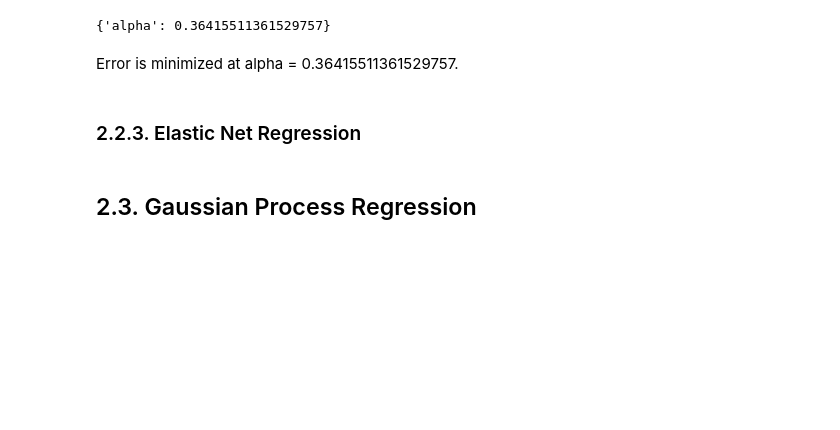
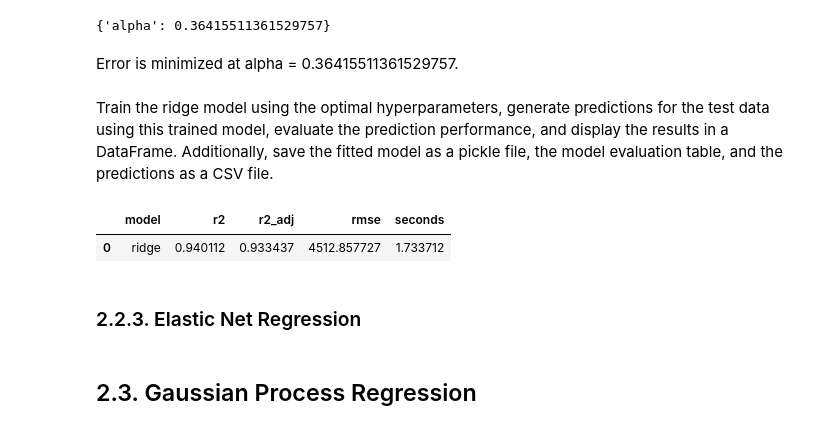
Before and after one commit to JAlbertOfficial/autoscout24-car-price-prediction, a Jupyter notebook: notebooks/3.0-ja-model-train-hyperparameter-tuning.ipynb, the cells around one changed output. Cells and saved outputs as stored; diff of their text form; code cells hidden in the pictures; blank space fills up the shorter version.

Commit message:
feat: train ridge model  with optimal hyperparameter, generate test predictions, evaluate performance, and save results as pkl and csv files

```diff
--- a/notebooks/3.0-ja-model-train-hyperparameter-tuning.ipynb
+++ b/notebooks/3.0-ja-model-train-hyperparameter-tuning.ipynb
@@ -309,3 +309,32 @@ ridge_fine_best_params
 {'alpha': 0.36415511361529757}
 # %% [markdown]
 Error is minimized at alpha = 0.36415511361529757.
+# %% [markdown]
+Train the ridge model using the optimal hyperparameters, generate predictions for the test data using this trained model, evaluate the prediction performance, and display the results in a DataFrame. Additionally, save the fitted model as a pickle file, the model evaluation table, and the predictions as a CSV file.
+# %%
+ridge_model = Ridge(alpha=ridge_fine_best_params['alpha'])
+ridge_start = datetime.now()
+ridge_model.fit(X_train, y_train)
+ridge_pred = ridge_model.predict(X_test)
+ridge_stop = datetime.now()
+ridge_delta = ridge_stop - ridge_start
+# %%
+ridge_pred_inverse = np.expm1(ridge_pred)
+
+ridge_r2 = r2_score(y_test, ridge_pred_inverse)
+ridge_r2_adj = 1 - (1 - ridge_r2) * ((len(X_test) - 1) / (len(X_test) - len(X_test.columns) - 1))
+ridge_rmse = np.sqrt(mean_squared_error(y_test, ridge_pred_inverse))
+ridge_seconds = ridge_delta.seconds + ridge_delta.microseconds/1E6
+
+ridge_evaluation = pd.DataFrame({
+    'model': ['ridge'],
+    'r2': [ridge_r2],
+    'r2_adj': [ridge_r2_adj],
+    'rmse': [ridge_rmse],
+    'seconds': [ridge_seconds]
+})
+
+ridge_evaluation
+# %% [output]
+|  | model | r2 | r2_adj | rmse | seconds |
+| 0 | ridge | 0.940112 | 0.933437 | 4512.857727 | 1.733712 |
```
Also changed, not shown: parts of 1 cell of this notebook, 3 other files.
